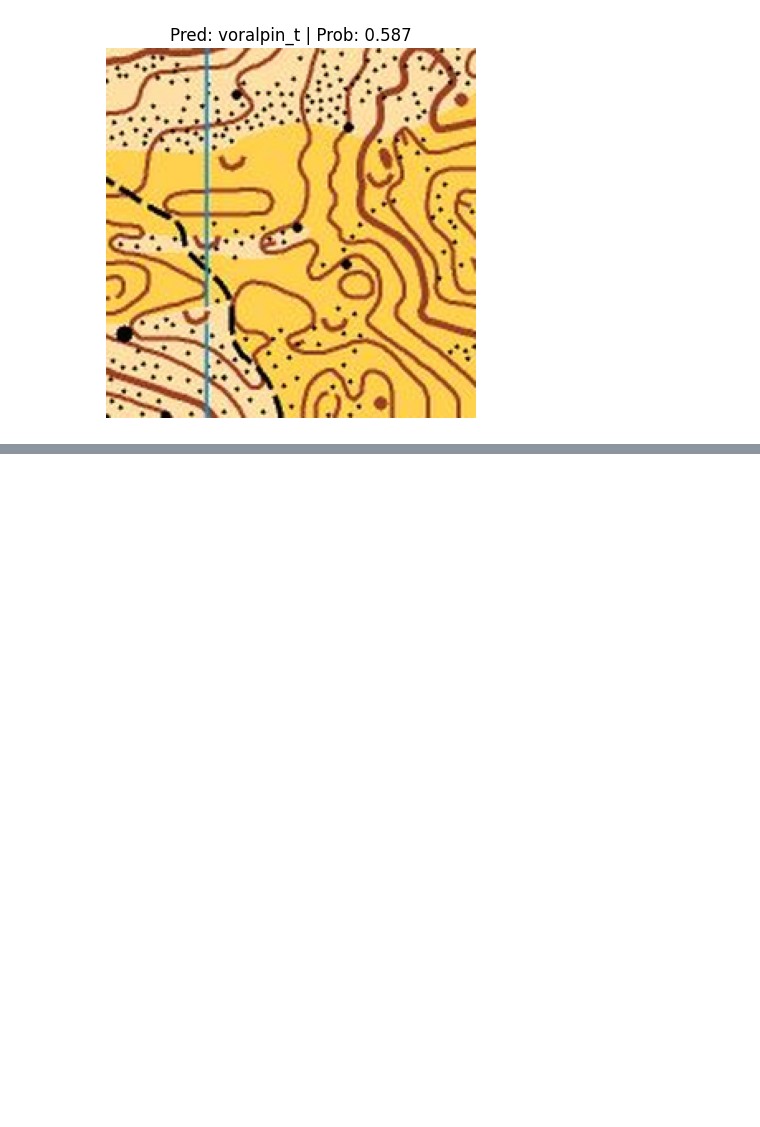
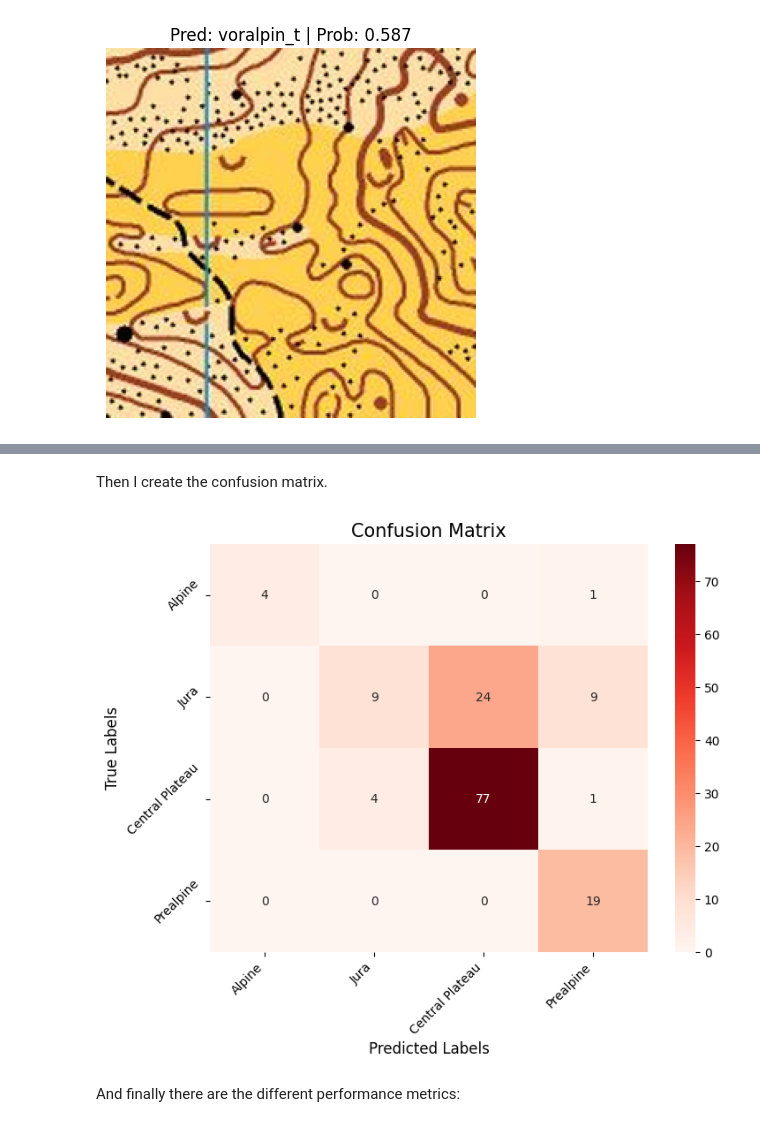
Before and after one commit to marc1971/Assignement-Module4-CAS-NLP, a Jupyter notebook: Kopie_von_train_using_pretrained_model_image_classifier.ipynb, the cells around one changed output, grey strips where cells are left out. Saved outputs shown, nothing was run; the diff lists cells and outputs as text; code cells hidden in the pictures; blank space fills up the shorter version.

```diff
--- a/Kopie_von_train_using_pretrained_model_image_classifier.ipynb
+++ b/Kopie_von_train_using_pretrained_model_image_classifier.ipynb
@@ -441,0 +486,8 @@ df
+# %%
+# import pandas lib as pd
+import pandas as pd
+
+# read by default 1st sheet of an excel file
+df = pd.read_excel('/content/drive/My Drive/ColabNotebooks/Data/images_transformer/Testresults_lab2.xlsx')
+
+print(df)
@@ -441,0 +512,32 @@ df
+# %% [markdown]
+Then I create the confusion matrix.
+# %%
+from sklearn.metrics import confusion_matrix
+import matplotlib.pyplot as plt
+import seaborn as sns
+
+# Assuming true_labels and predictions are defined
+confusion_mtx = confusion_matrix(df['Ground Truth'], df['Typ'])
+
+# Define your custom tick labels
+tick_labels = ['Alpine', 'Jura', 'Central Plateau', 'Prealpine']  # Replace with your class names
+
+plt.figure(figsize=(8, 6))
+ax = sns.heatmap(confusion_mtx, annot=True, fmt='g', cmap='Reds')
+
+# Set the labels for x-axis and y-axis
+plt.xlabel('Predicted Labels', fontsize=12)
+plt.ylabel('True Labels', fontsize=12)
+
+# Set the custom tick labels
+ax.set_xticklabels(tick_labels, rotation=45, ha='right')  # ha is horizontal alignment
+ax.set_yticklabels(tick_labels, rotation=45)
+
+# Optionally, set a title for the plot
+plt.title('Confusion Matrix', fontsize=15)
+
+plt.show()
+# %% [output]
+[figure, added]
+# %% [markdown]
+And finally there are the different performance metrics:
```
Also changed, not shown: parts of 49 cells of this notebook.
